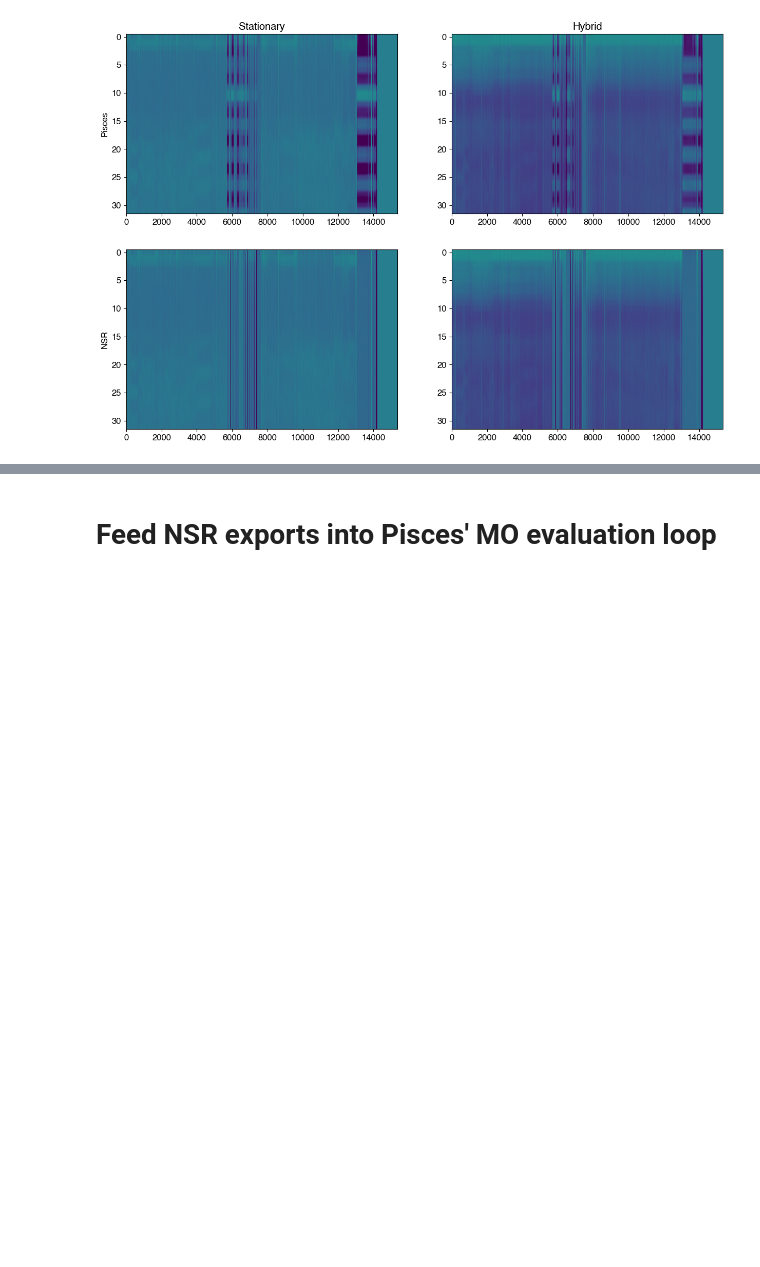
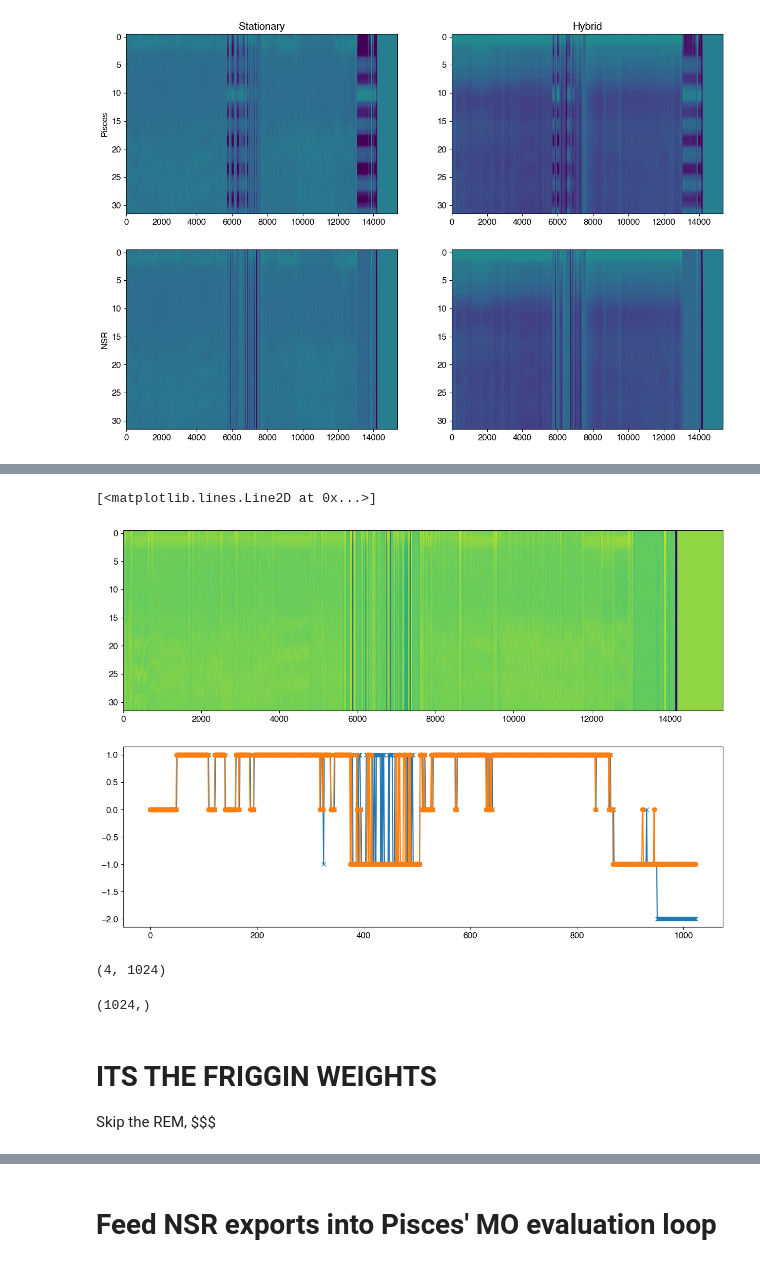
Before and after one commit to Arcascope/pisces, a Jupyter notebook: analyses/NHRC/02_lr_finetuning_evaluation.ipynb, the cells around one changed output, grey strips where cells are left out. Cells and saved outputs as stored; diff of their text form; code cells hidden in the pictures; blank space fills up the shorter version.

```diff
--- a/analyses/NHRC/02_lr_finetuning_evaluation.ipynb
+++ b/analyses/NHRC/02_lr_finetuning_evaluation.ipynb
@@ -199,0 +244,20 @@ for row in range(2):
+# %%
+fig, ax = plt.subplots(2, 1, figsize=(15, 10))
+ax[0].imshow(rec_0_input_spec.T, aspect='auto')
+ax[1].plot(rec_0_psg, 'x-', label='NSR')
+ax[1].plot(stationary_data_bundle.true_labels[0], 'o-', label='Pisces')
+# ax[1].set_xlim(300, 500)
+# %% [output]
+[<matplotlib.lines.Line2D at 0x...>]
+[figure, added]
+# %%
+softmax_nsr.shape
+# %% [output]
+(4, 1024)
+# %%
+naive_nsr.shape
+# %% [output]
+(1024,)
+# %% [markdown]
+# ITS THE FRIGGIN WEIGHTS
+Skip the REM, $$$
```
Also changed, not shown: parts of 23 cells of this notebook, 4 other files.
